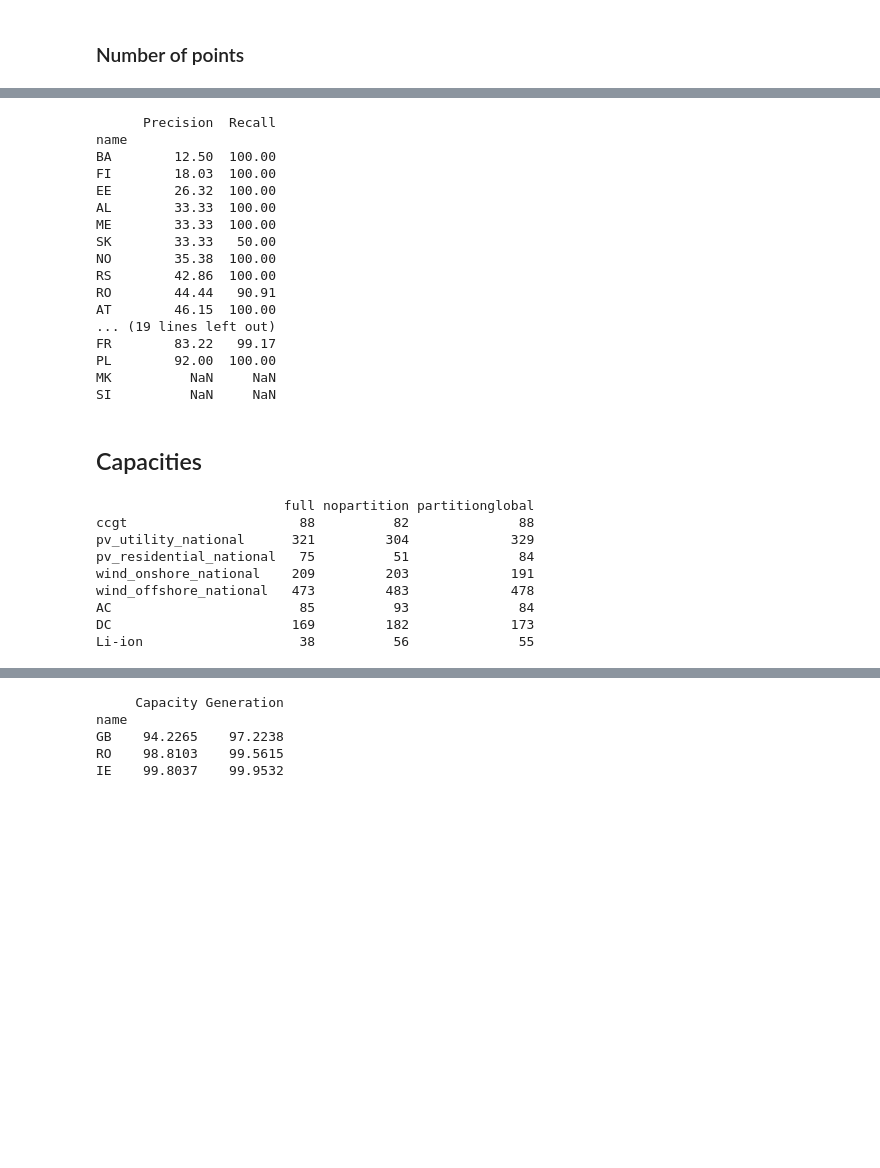
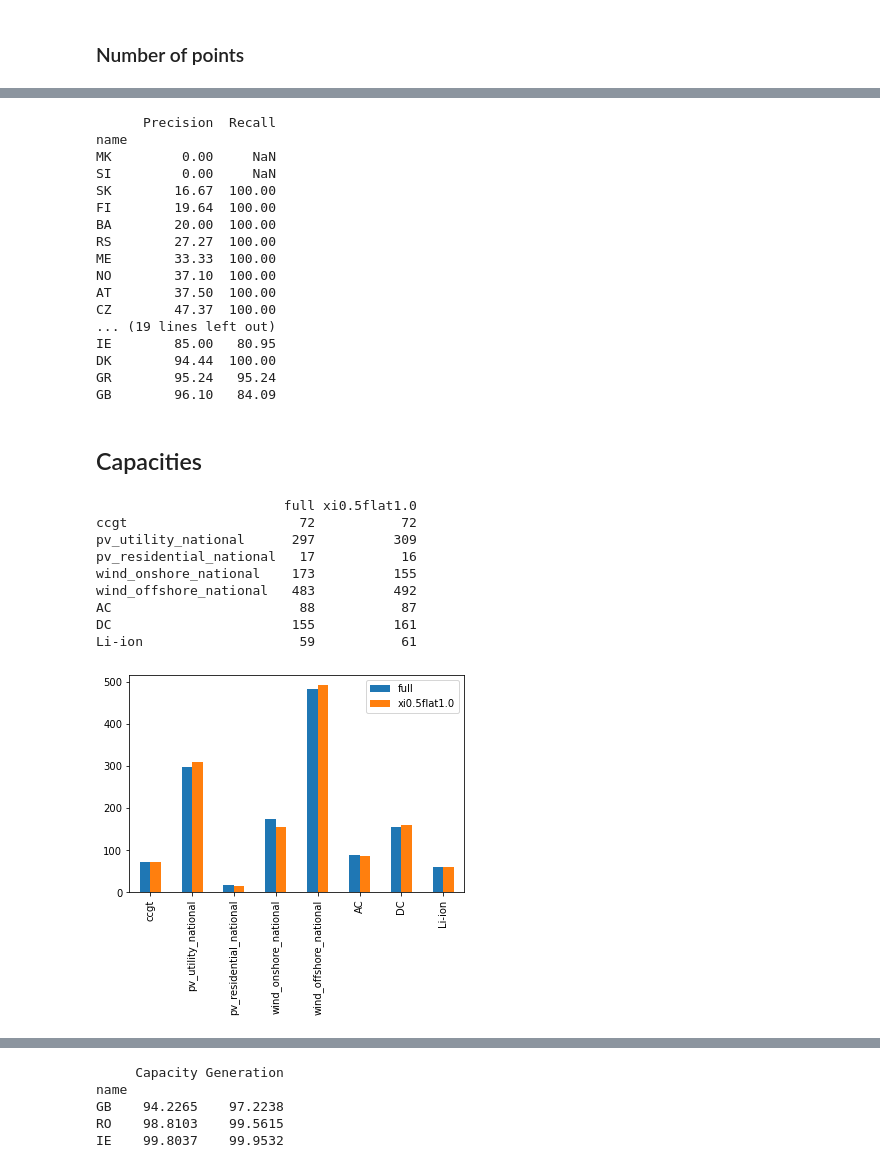
Before and after one commit to montefesp/REplan, a Jupyter notebook: projects/tyndp2018/analysis.ipynb, the cells around one changed output, grey strips where cells are left out. Cells and saved outputs as stored; diff of their text form; code cells hidden in the pictures; blank space fills up the shorter version.

```diff
--- a/projects/tyndp2018/analysis.ipynb
+++ b/projects/tyndp2018/analysis.ipynb
@@ -297,7 +297,7 @@ techs = ["pv_utility_national", "pv_residential_national", "wind_onshore_nationa
 nositing_net = nets[cases_short[0]]
 min_cap = 1e-3
 prec_recall = pd.DataFrame(0., columns=["Precision", "Recall"], index=net.buses.index, dtype=float)
-case = cases_short[2]
+case = cases_short[1]
 for bus in net.buses.index:
     # full lp
     nositing_res_gens = nositing_net.generators[(nositing_net.generators.bus == bus)
@@ -327,58 +327,59 @@ print((prec_recall.sort_values(by="Precision")*100).round(2))
 # %% [output]
       Precision  Recall
 name
-BA        12.50  100.00
-FI        18.03  100.00
-EE        26.32  100.00
-AL        33.33  100.00
+MK         0.00     NaN
+SI         0.00     NaN
+SK        16.67  100.00
+FI        19.64  100.00
+BA        20.00  100.00
+RS        27.27  100.00
 ME        33.33  100.00
-SK        33.33   50.00
-NO        35.38  100.00
-RS        42.86  100.00
-RO        44.44   90.91
-AT        46.15  100.00
+NO        37.10  100.00
+AT        37.50  100.00
+CZ        47.37  100.00
 ... (19 lines left out)
-FR        83.22   99.17
-PL        92.00  100.00
-MK          NaN     NaN
-SI          NaN     NaN
+IE        85.00   80.95
+DK        94.44  100.00
+GR        95.24   95.24
+GB        96.10   84.09
 # %% [markdown]
 ## Capacities
 # %%
 techs = ["ccgt", "pv_utility_national", "pv_residential_national",
          "wind_onshore_national", "wind_offshore_national",
          "AC", "DC", "Li-ion"]
 capacities_df = pd.DataFrame(columns=cases_short, index=techs)
 capacities_init_df = pd.DataFrame(columns=cases_short, index=techs)
 for case in cases_short:
     net = nets[case]
     capacities = pd.concat([get_generators_capacity(net)["final"],
                             get_links_capacity(net)["new [TWkm]"] + get_links_capacity(net)["init [TWkm]"],
                             get_storage_energy_capacity(net)["new [GWh]"]])
     for tech in techs:
         capacities_df.loc[tech, case] = capacities[capacities.index.str.startswith(tech)].sum().round()
     # capacities_df[case] = capacities[techs].round().values
     capacities = pd.concat([get_generators_capacity(net)["init"],
                             get_links_capacity(net)["init [TWkm]"],
                             get_storage_power_capacity(net)["init [GW]"]])
     capacities_init_df[case] = capacities[techs].round().values
 # capacities_df.round(3).to_csv("capacities.csv")
 print(capacities_df)
 #capacities_df.to_excel("capacities.xlsx")
-#ax1 = capacities_df.plot(kind="bar")
+ax1 = capacities_df.plot(kind="bar")
 #capacities_init_df.plot(ax=ax1, kind="bar", color='k', alpha=0.5)
 #plt.xticks(rotation="45")
 # plt.savefig(f"capacities_{year}.png", bbox_inches="tight")
 # %% [output]
-                        full nopartition partitionglobal
-ccgt                      88          82              88
-pv_utility_national      321         304             329
-pv_residential_national   75          51              84
-wind_onshore_national    209         203             191
-wind_offshore_national   473         483             478
-AC                        85          93              84
-DC                       169         182             173
-Li-ion                    38          56              55
+                        full xi0.5flat1.0
+ccgt                      72           72
+pv_utility_national      297          309
+pv_residential_national   17           16
+wind_onshore_national    173          155
+wind_offshore_national   483          492
+AC                        88           87
+DC                       155          161
+Li-ion                    59           61
+[figure, added]
 # %%
 # Comparing site in siting runs vs no siting run -> how much capacity is not covered by siting
 techs = ["wind_onshore_national", "wind_offshore_national", "pv_utility_national", "pv_residential_national"]
```
Also changed, not shown: parts of 13 cells of this notebook, 9 other files.
